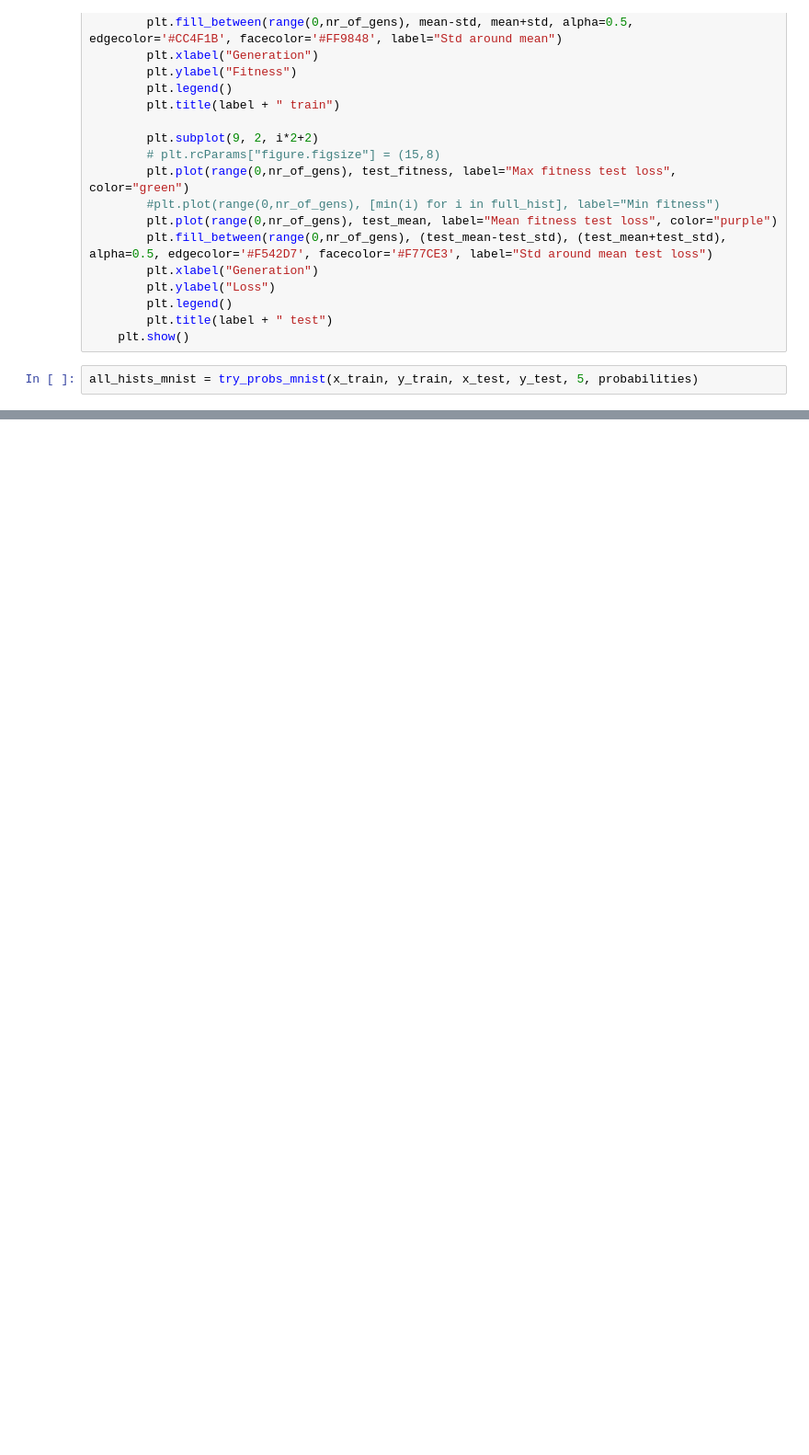
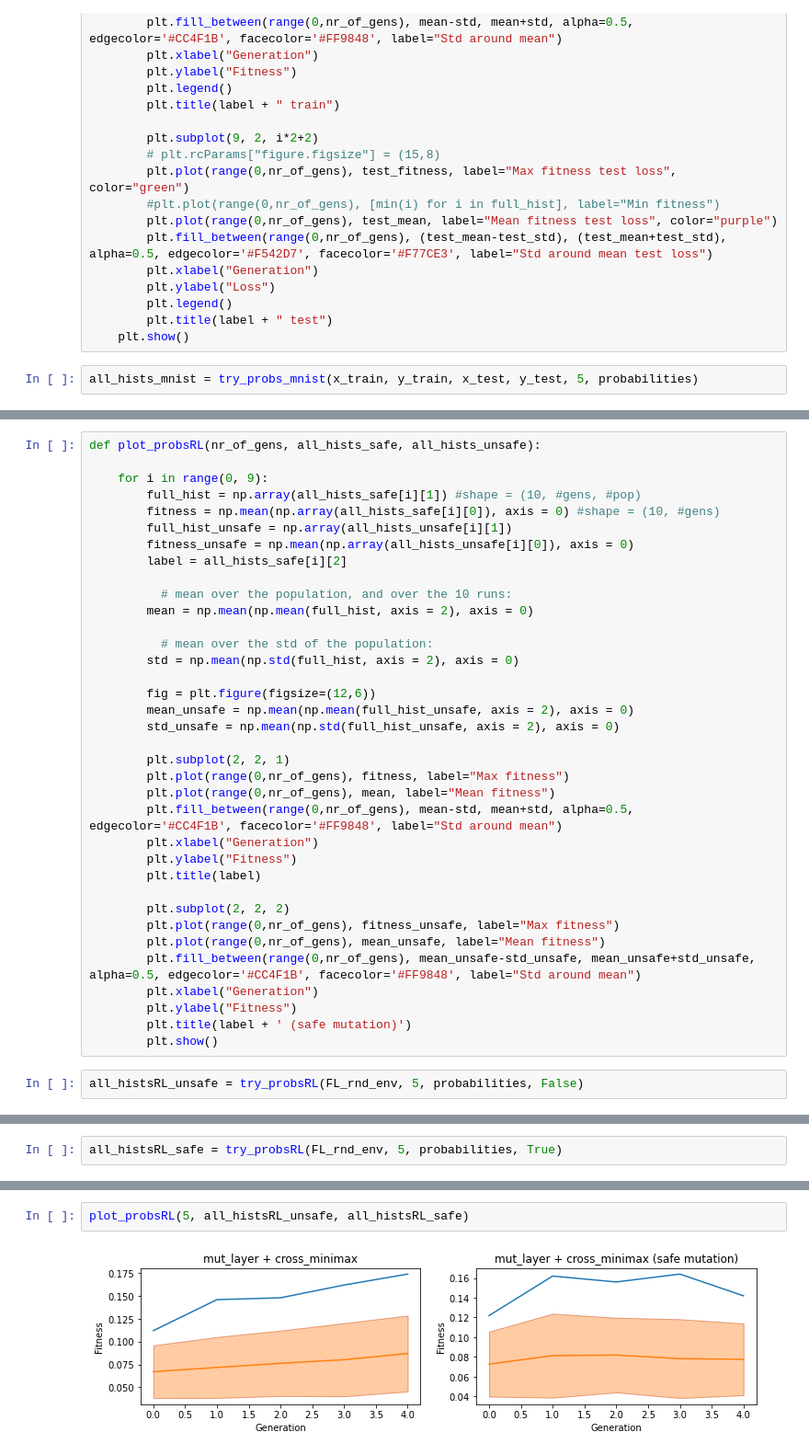
Before and after one commit to lkruger27/NaturalComputing, a Jupyter notebook: Project/FinalVersion.ipynb, the cells around one changed output, grey strips where cells are left out. Shown at 92% size. Saved outputs shown, nothing was run; the diff lists cells and outputs as text; blank space fills up the shorter version.

```diff
--- a/Project/FinalVersion.ipynb
+++ b/Project/FinalVersion.ipynb
@@ -489,0 +673,38 @@ plot_probs2(5, all_hists_mnist)
+# %%
+def plot_probsRL(nr_of_gens, all_hists_safe, all_hists_unsafe):
+
+    for i in range(0, 9):
+        full_hist = np.array(all_hists_safe[i][1]) #shape = (10, #gens, #pop)
+        fitness = np.mean(np.array(all_hists_safe[i][0]), axis = 0) #shape = (10, #gens)
+        full_hist_unsafe = np.array(all_hists_unsafe[i][1])
+        fitness_unsafe = np.mean(np.array(all_hists_unsafe[i][0]), axis = 0)
+        label = all_hists_safe[i][2]
+
+          # mean over the population, and over the 10 runs:
+        mean = np.mean(np.mean(full_hist, axis = 2), axis = 0)
+
+          # mean over the std of the population:
+        std = np.mean(np.std(full_hist, axis = 2), axis = 0)
+
+        fig = plt.figure(figsize=(12,6))
+        mean_unsafe = np.mean(np.mean(full_hist_unsafe, axis = 2), axis = 0)
+        std_unsafe = np.mean(np.std(full_hist_unsafe, axis = 2), axis = 0)
+
+        plt.subplot(2, 2, 1)
+        plt.plot(range(0,nr_of_gens), fitness, label="Max fitness")
+        plt.plot(range(0,nr_of_gens), mean, label="Mean fitness")
+        plt.fill_between(range(0,nr_of_gens), mean-std, mean+std, alpha=0.5, edgecolor='#CC4F1B', facecolor='#FF9848', label="Std around mean")
+        plt.xlabel("Generation")
+        plt.ylabel("Fitness")
+        plt.title(label)
+
+        plt.subplot(2, 2, 2)
+        plt.plot(range(0,nr_of_gens), fitness_unsafe, label="Max fitness")
+        plt.plot(range(0,nr_of_gens), mean_unsafe, label="Mean fitness")
+        plt.fill_between(range(0,nr_of_gens), mean_unsafe-std_unsafe, mean_unsafe+std_unsafe, alpha=0.5, edgecolor='#CC4F1B', facecolor='#FF9848', label="Std around mean")
+        plt.xlabel("Generation")
+        plt.ylabel("Fitness")
+        plt.title(label + ' (safe mutation)')
+        plt.show()
+# %%
+all_histsRL_unsafe = try_probsRL(FL_rnd_env, 5, probabilities, False)
@@ -489,0 +721,2 @@ plot_probs2(5, all_hists_mnist)
+# %%
+all_histsRL_safe = try_probsRL(FL_rnd_env, 5, probabilities, True)
@@ -489,0 +733,4 @@ plot_probs2(5, all_hists_mnist)
+# %%
+plot_probsRL(5, all_histsRL_unsafe, all_histsRL_safe)
+# %% [output]
+[figure, added]
```
Also changed, not shown: parts of 12 cells of this notebook.
